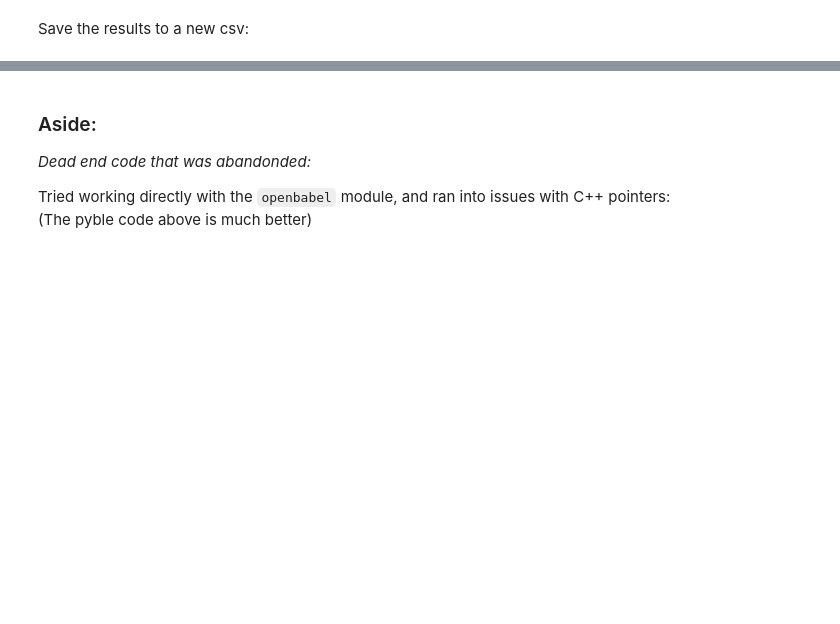
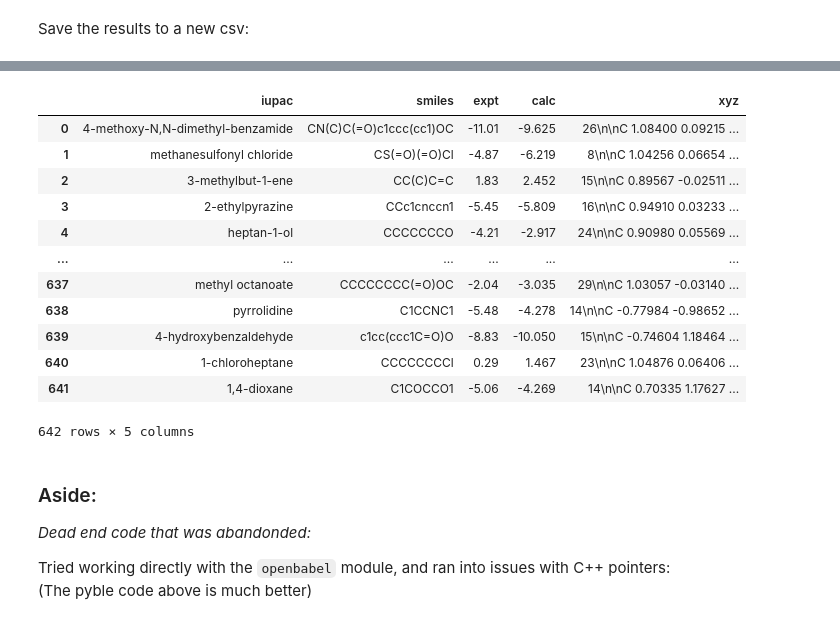
Before and after one commit to diogoviveiros/ai-group-4d-or-2d, a Jupyter notebook: Generating 3D Structures.ipynb, the cells around one changed output, grey strips where cells are left out. Saved outputs shown, nothing was run; the diff lists cells and outputs as text; code cells hidden in the pictures; blank space fills up the shorter version.

Commit message:
Added code to calculate 3D coordinates for FreeSolv dataset.

```diff
--- a/Generating 3D Structures.ipynb
+++ b/Generating 3D Structures.ipynb
@@ -192,0 +211,18 @@ data.to_csv('./data/HIV_with_3D.csv')
+# %%
+freesolv = pd.read_csv('./data/FreeSolv.csv')
+freesolv = gen_3D_strings(freesolv, 'smiles')
+freesolv
+# %% [output]
+|  | iupac | smiles | expt | calc | xyz |
+| 0 | 4-methoxy-N,N-dimethyl-benzamide | CN(C)C(=O)c1ccc(cc1)OC | -11.01 | -9.625 | 26\n\nC 1.08400 0.09215 ... |
+| 1 | methanesulfonyl chloride | CS(=O)(=O)Cl | -4.87 | -6.219 | 8\n\nC 1.04256 0.06654 ... |
+| 2 | 3-methylbut-1-ene | CC(C)C=C | 1.83 | 2.452 | 15\n\nC 0.89567 -0.02511 ... |
+| 3 | 2-ethylpyrazine | CCc1cnccn1 | -5.45 | -5.809 | 16\n\nC 0.94910 0.03233 ... |
+| 4 | heptan-1-ol | CCCCCCCO | -4.21 | -2.917 | 24\n\nC 0.90980 0.05569 ... |
+| ... | ... | ... | ... | ... | ... |
+| 637 | methyl octanoate | CCCCCCCC(=O)OC | -2.04 | -3.035 | 29\n\nC 1.03057 -0.03140 ... |
+| 638 | pyrrolidine | C1CCNC1 | -5.48 | -4.278 | 14\n\nC -0.77984 -0.98652 ... |
+| 639 | 4-hydroxybenzaldehyde | c1cc(ccc1C=O)O | -8.83 | -10.050 | 15\n\nC -0.74604 1.18464 ... |
+| 640 | 1-chloroheptane | CCCCCCCCl | 0.29 | 1.467 | 23\n\nC 1.04876 0.06406 ... |
+| 641 | 1,4-dioxane | C1COCCO1 | -5.06 | -4.269 | 14\n\nC 0.70335 1.17627 ... |
+642 rows × 5 columns
```
Also changed, not shown: parts of 3 cells of this notebook, 1 other file.
